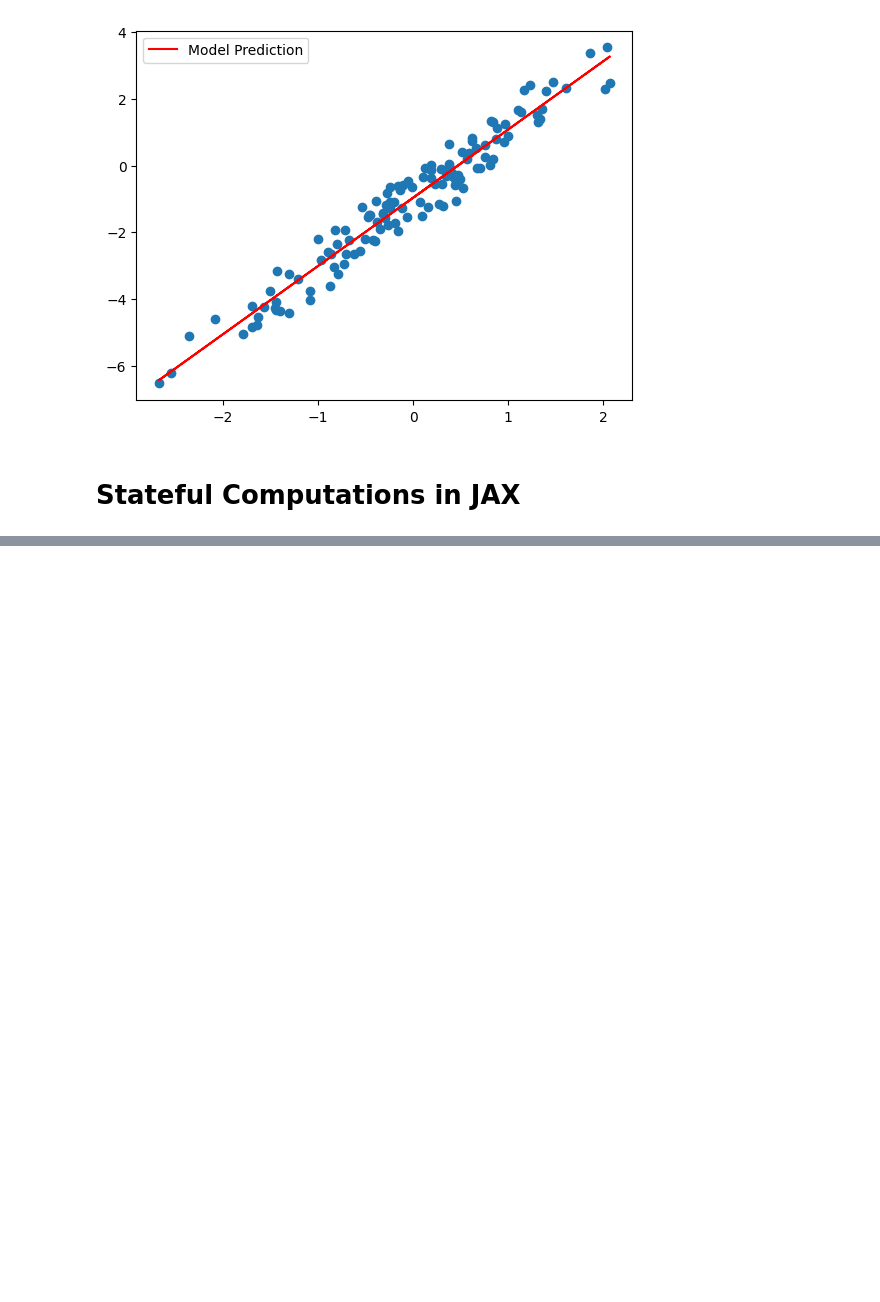
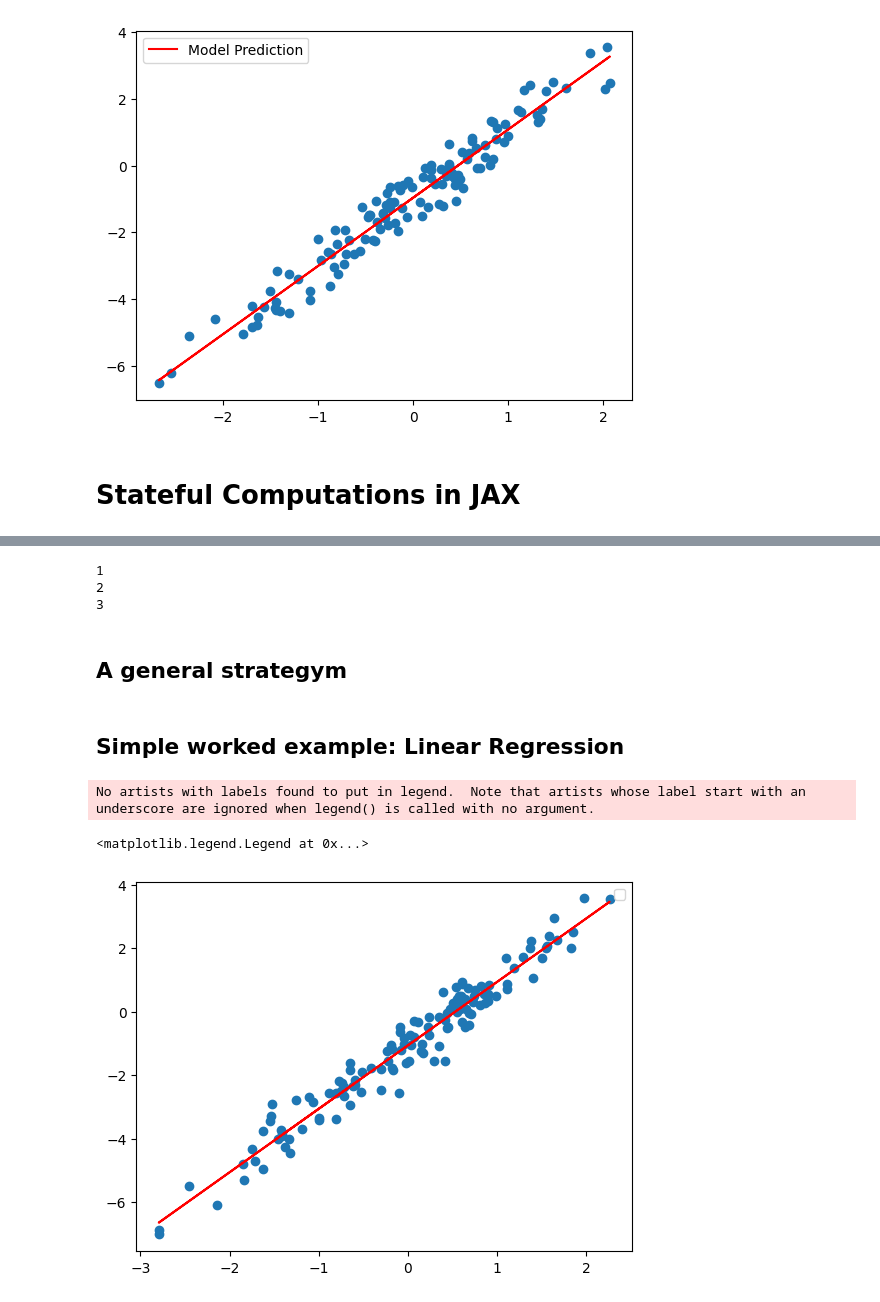
Before and after one commit to minkooseo/jax101, a Jupyter notebook: jax 101 code only.ipynb, the cells around one changed output, grey strips where cells are left out. Saved outputs shown, nothing was run; the diff lists cells and outputs as text; code cells hidden in the pictures; blank space fills up the shorter version.

Commit message:
Stateful operation

```diff
--- a/jax 101 code only.ipynb
+++ b/jax 101 code only.ipynb
@@ -1208,0 +1270,13 @@ plt.show()
+# %%
+state = counter.reset()
+fast_count = jax.jit(counter.count)
+
+for _ in range(3):
+    value, state = fast_count(state)
+    print(value)
+# %% [output]
+1
+2
+3
+# %% [markdown]
+## A general strategym
@@ -1208,0 +1288,49 @@ plt.show()
+# %% [markdown]
+## Simple worked example: Linear Regression
+# %%
+from typing import NamedTuple
+
+class Params(NamedTuple):
+    weight: jnp.ndarray
+    bias: jnp.ndarray
+
+def init(rng) -> Params:
+    weights_key, bias_key = jax.random.split(rng)
+    weight = jax.random.normal(weights_key, ())
+    bias = jax.random.normal(bias_key, ())
+    return Params(weight, bias)
+
+def loss(params: Params, x: jnp.ndarray, y: jnp.ndarray) -> jnp.ndarray:
+    pred = params.weight * x+ params.bias
+    return jnp.mean((pred - y)**2)
+
+LEARNING_RATE = 0.005
+
+@jax.jit
+def update(params: Params, x: jnp.ndarray, y: jnp.ndarray) -> Params:
+    grad = jax.grad(loss)(params, x, y)
+    new_params = jax.tree_map(
+        lambda p, g: p - g * LEARNING_RATE, params, grad)
+    return new_params
+# %%
+import matplotlib.pyplot as plt
+
+rng = jax.random.PRNGKey(42)
+
+truw_w, true_b = 2, -1
+x_rng, noise_rng = jax.random.split(rng)
+xs = jax.random.normal(x_rng, (128, 1))
+noise = jax.random.normal(noise_rng, (128, 1)) * 0.5
+ys = xs * truw_w + true_b + noise
+
+params = init(rng)
+for _ in range(1000):
+    params = update(params, xs, ys)
+
+plt.scatter(xs, ys)
+plt.plot(xs, params.weight * xs + params.bias, color='red')
+plt.legend()
+# %% [output]
+No artists with labels found to put in legend.  Note that artists whose label start with an underscore are ignored when legend() is called with no argument.
+<matplotlib.legend.Legend at 0x...>
+[figure, added]
```
Also changed, not shown: parts of 7 cells of this notebook.
